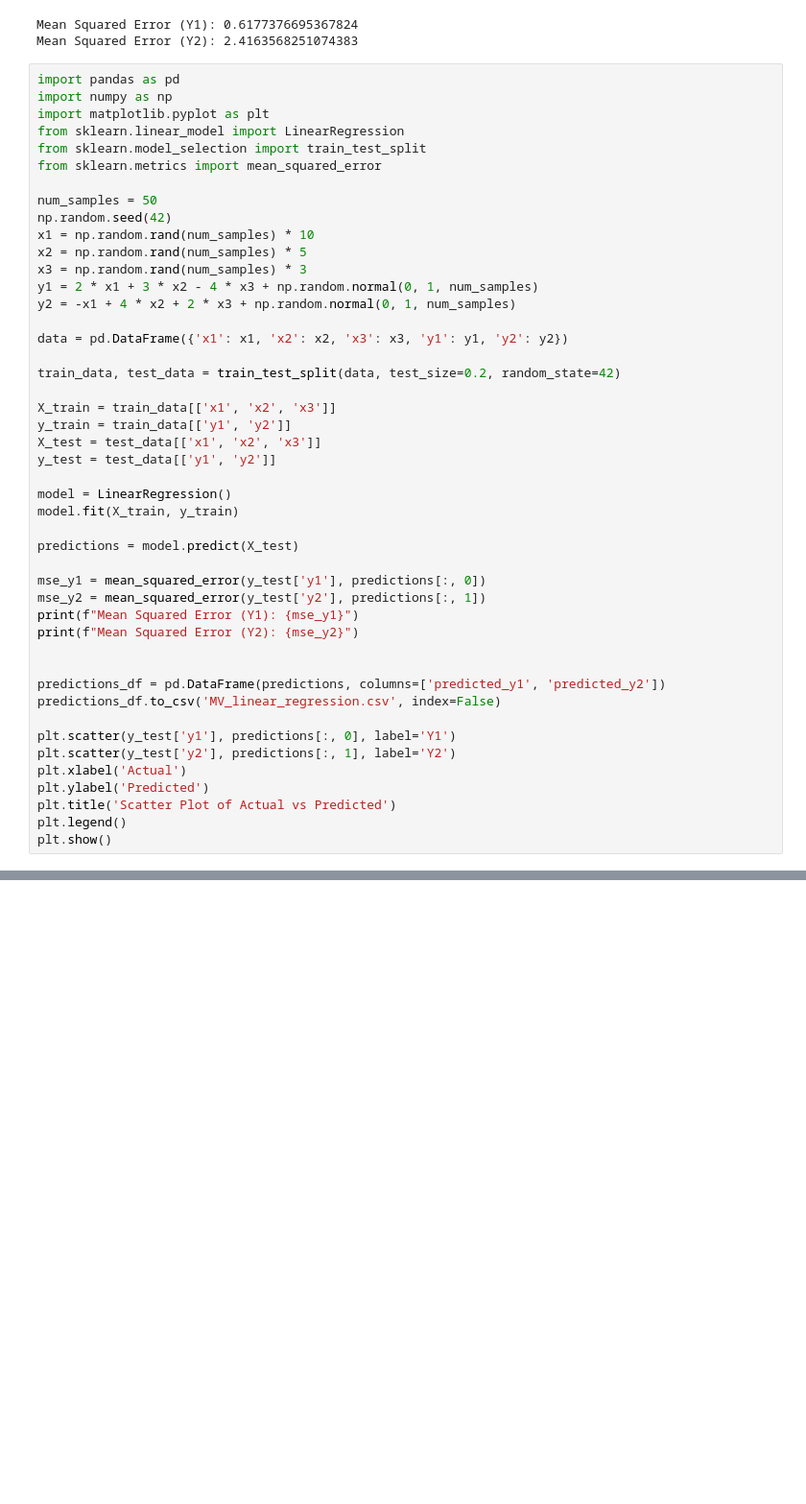
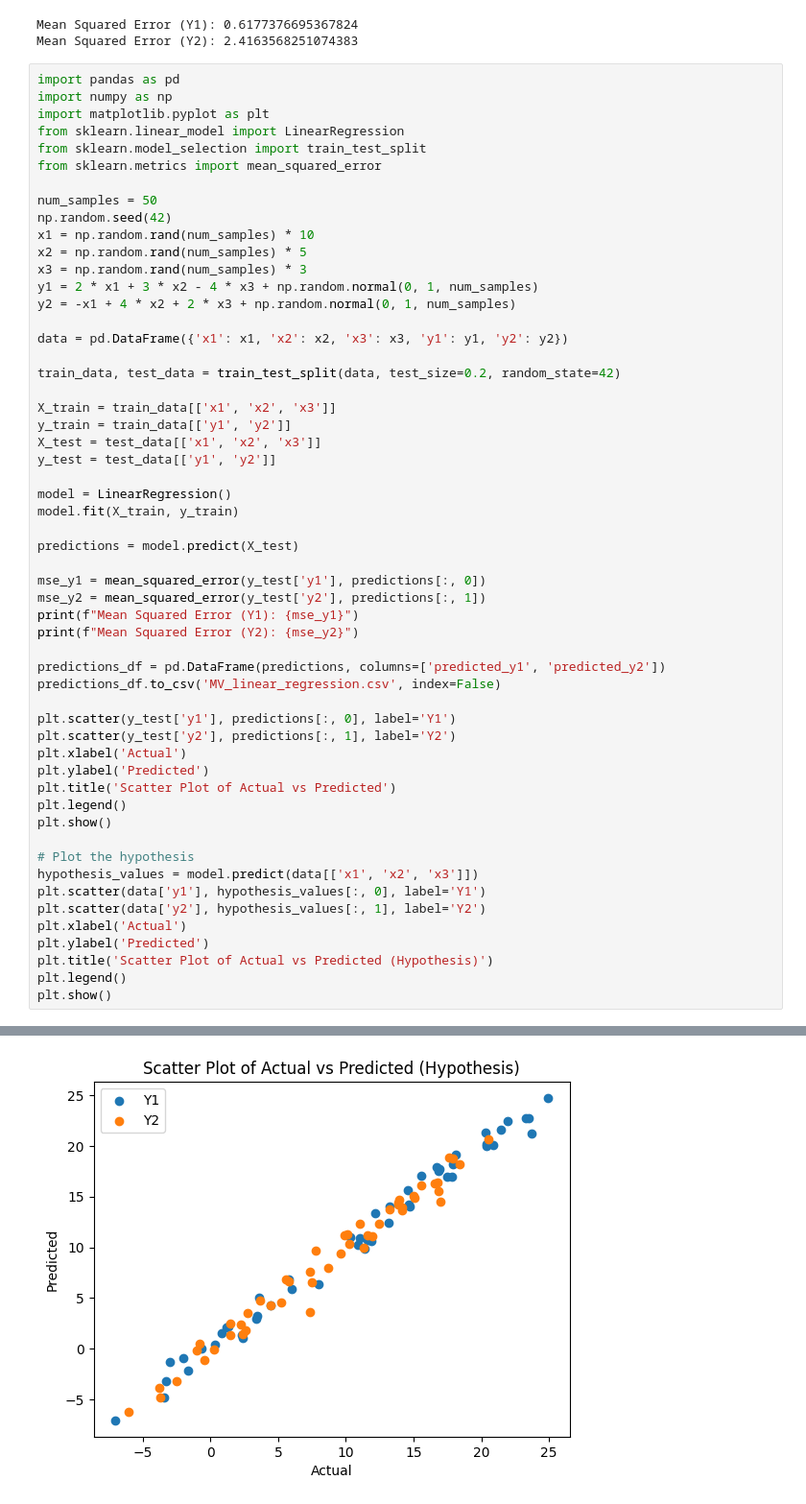
Before and after one commit to NaveenGumaste/Python-ML, a Jupyter notebook: 29-08-23 Multivatrate Linear Regression.ipynb, the cells around one changed output, grey strips where cells are left out. Shown at 96% size. Cells and saved outputs as stored; diff of their text form; blank space fills up the shorter version.

```diff
--- a/29-08-23 Multivatrate Linear Regression.ipynb
+++ b/29-08-23 Multivatrate Linear Regression.ipynb
@@ -59,31 +59,41 @@ train_data, test_data = train_test_split(data, test_size=0.2, random_state=42)
 
 X_train = train_data[['x1', 'x2', 'x3']]
 y_train = train_data[['y1', 'y2']]
 X_test = test_data[['x1', 'x2', 'x3']]
 y_test = test_data[['y1', 'y2']]
 
 model = LinearRegression()
 model.fit(X_train, y_train)
 
 predictions = model.predict(X_test)
 
 mse_y1 = mean_squared_error(y_test['y1'], predictions[:, 0])
 mse_y2 = mean_squared_error(y_test['y2'], predictions[:, 1])
 print(f"Mean Squared Error (Y1): {mse_y1}")
 print(f"Mean Squared Error (Y2): {mse_y2}")
 
-
 predictions_df = pd.DataFrame(predictions, columns=['predicted_y1', 'predicted_y2'])
 predictions_df.to_csv('MV_linear_regression.csv', index=False)
 
 plt.scatter(y_test['y1'], predictions[:, 0], label='Y1')
 plt.scatter(y_test['y2'], predictions[:, 1], label='Y2')
 plt.xlabel('Actual')
 plt.ylabel('Predicted')
 plt.title('Scatter Plot of Actual vs Predicted')
 plt.legend()
 plt.show()
+
+# Plot the hypothesis
+hypothesis_values = model.predict(data[['x1', 'x2', 'x3']])
+plt.scatter(data['y1'], hypothesis_values[:, 0], label='Y1')
+plt.scatter(data['y2'], hypothesis_values[:, 1], label='Y2')
+plt.xlabel('Actual')
+plt.ylabel('Predicted')
+plt.title('Scatter Plot of Actual vs Predicted (Hypothesis)')
+plt.legend()
+plt.show()
 # %% [output]
 Mean Squared Error (Y1): 0.6177376695367824
 Mean Squared Error (Y2): 2.4163568251074383
 [figure]
+[figure, added]
```
Also changed, not shown: parts of 1 cell of this notebook, 2 other files.
